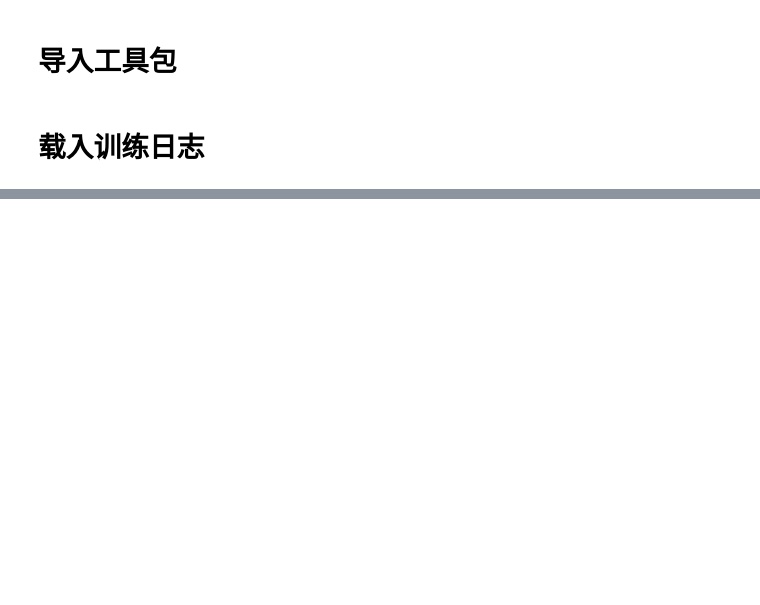
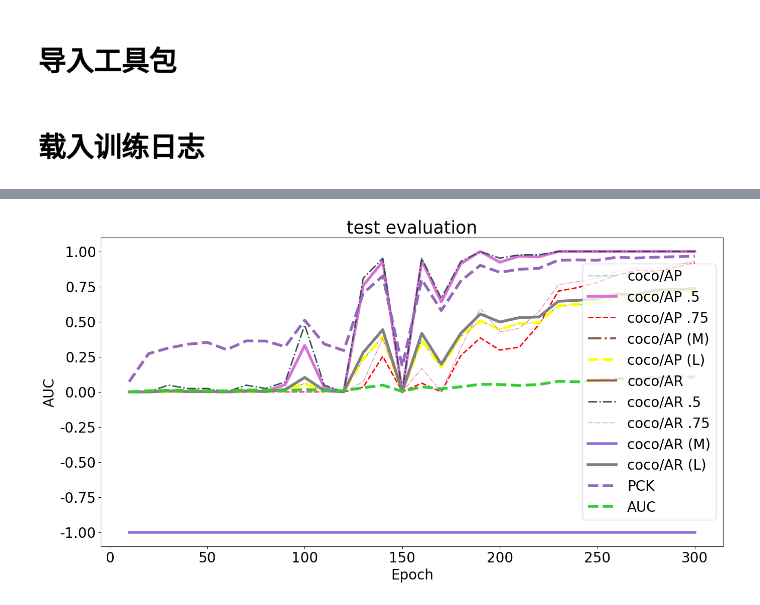
Before and after one commit to wsnd/openmmlab_work, a Jupyter notebook: 01_mmpose/ear_points.ipynb, the cells around one changed output, grey strips where cells are left out. Cells and saved outputs as stored; diff of their text form; code cells hidden in the pictures; blank space fills up the shorter version.

```diff
--- a/01_mmpose/ear_points.ipynb
+++ b/01_mmpose/ear_points.ipynb
@@ -118,0 +229,22 @@ df_test
+# %%
+metrics = ['coco/AP', 'coco/AP .5', 'coco/AP .75', 'coco/AP (M)', 'coco/AP (L)',
+       'coco/AR', 'coco/AR .5', 'coco/AR .75', 'coco/AR (M)', 'coco/AR (L)',
+       'PCK', 'AUC']
+plt.figure(figsize=(16, 8))
+
+x = df_test['step']
+for y in metrics:
+    plt.plot(x, df_test[y], label=y, **get_line_arg())
+
+plt.tick_params(labelsize=20)
+# plt.ylim([0, 100])
+plt.xlabel('Epoch', fontsize=20)
+plt.ylabel(y, fontsize=20)
+plt.title('test evaluation', fontsize=25)
+plt.savefig('test_evaluation.pdf', dpi=120, bbox_inches='tight')
+
+plt.legend(fontsize=20)
+
+plt.show()
+# %% [output]
+[figure, added]
```
Also changed, not shown: parts of 33 cells of this notebook, 1 other file.
